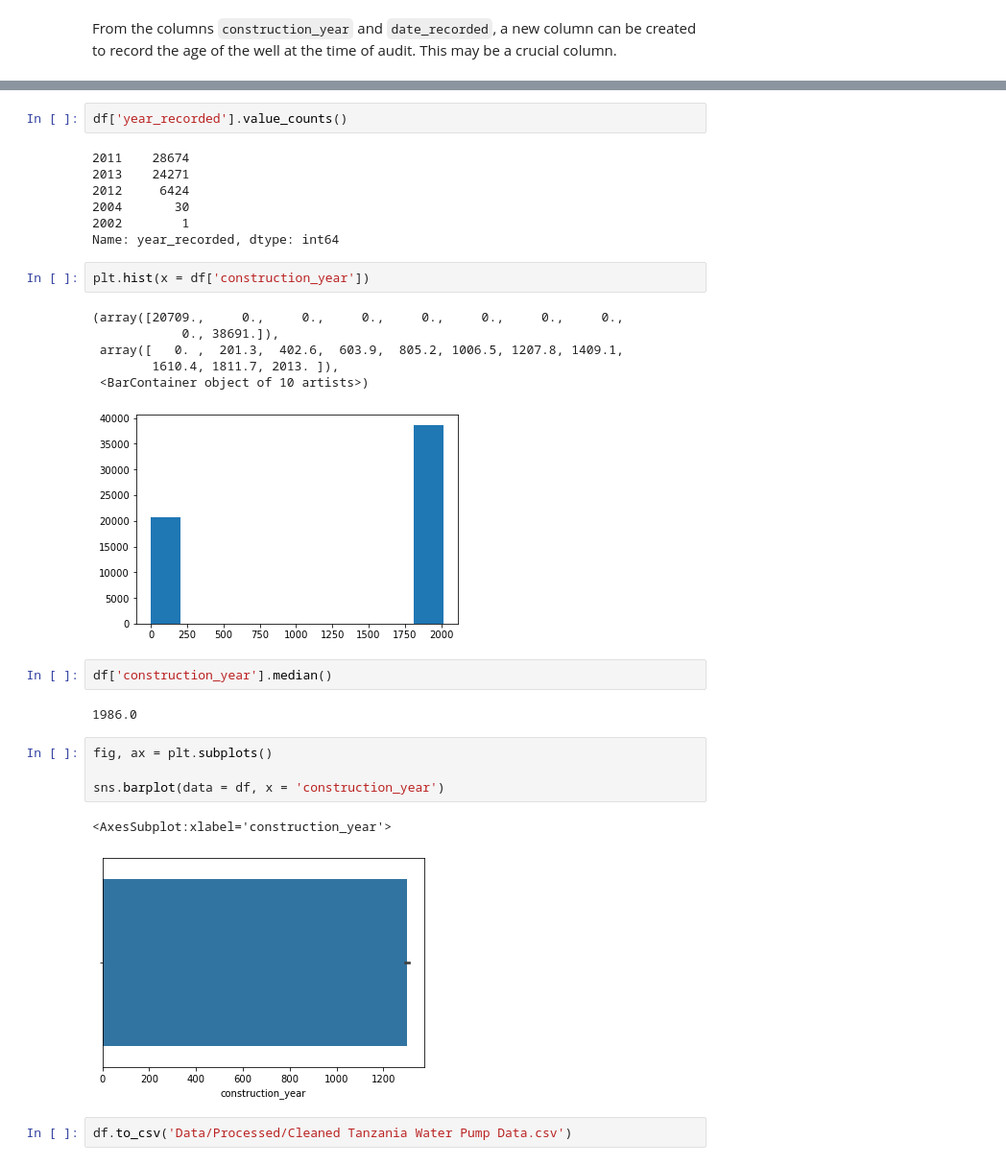
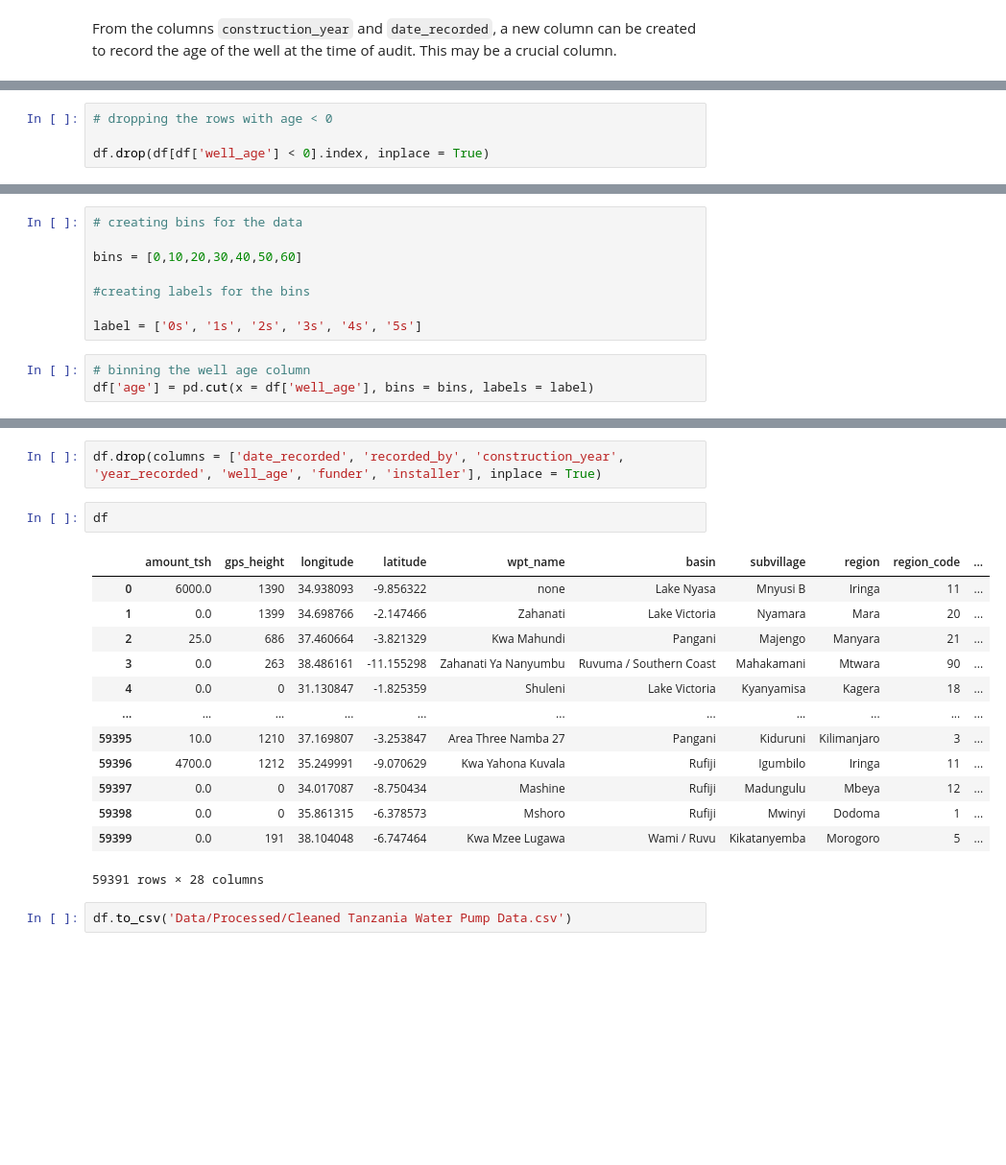
Before and after one commit to Mercy-Njambi/Tanzania-Water-Pump-Status, a Jupyter notebook: Tanzania Water Pump Status Modelling.ipynb, the cells around one changed output, grey strips where cells are left out. Shown at 96% size. Saved outputs shown, nothing was run; the diff lists cells and outputs as text; blank space fills up the shorter version.

```diff
--- a/Tanzania Water Pump Status Modelling.ipynb
+++ b/Tanzania Water Pump Status Modelling.ipynb
@@ -616,0 +869,4 @@ df[(df['construction_year'] == 0)]
+# %%
+# dropping the rows with age < 0
+
+df.drop(df[df['well_age'] < 0].index, inplace = True)
@@ -616,0 +880,11 @@ df[(df['construction_year'] == 0)]
+# %%
+# creating bins for the data
+
+bins = [0,10,20,30,40,50,60]
+
+#creating labels for the bins
+
+label = ['0s', '1s', '2s', '3s', '4s', '5s']
+# %%
+# binning the well age column
+df['age'] = pd.cut(x = df['well_age'], bins = bins, labels = label)
@@ -617,32 +900,21 @@ df[(df['construction_year'] == 0)]
+# %%
+df.drop(columns = ['date_recorded', 'recorded_by', 'construction_year', 'year_recorded', 'well_age', 'funder', 'installer'], inplace = True)
 # %%
-df['year_recorded'].value_counts()
+df
 # %% [output]
+|  | amount_tsh | gps_height | longitude | latitude | wpt_name | basin | subvillage | region | region_code | ... |
+| 0 | 6000.0 | 1390 | 34.938093 | -9.856322 | none | Lake Nyasa | Mnyusi B | Iringa | 11 | ... |
+| 1 | 0.0 | 1399 | 34.698766 | -2.147466 | Zahanati | Lake Victoria | Nyamara | Mara | 20 | ... |
+| 2 | 25.0 | 686 | 37.460664 | -3.821329 | Kwa Mahundi | Pangani | Majengo | Manyara | 21 | ... |
+| 3 | 0.0 | 263 | 38.486161 | -11.155298 | Zahanati Ya Nanyumbu | Ruvuma / Southern Coast | Mahakamani | Mtwara | 90 | ... |
+| 4 | 0.0 | 0 | 31.130847 | -1.825359 | Shuleni | Lake Victoria | Kyanyamisa | Kagera | 18 | ... |
+| ... | ... | ... | ... | ... | ... | ... | ... | ... | ... | ... |
+| 59395 | 10.0 | 1210 | 37.169807 | -3.253847 | Area Three Namba 27 | Pangani | Kiduruni | Kilimanjaro | 3 | ... |
+| 59396 | 4700.0 | 1212 | 35.249991 | -9.070629 | Kwa Yahona Kuvala | Rufiji | Igumbilo | Iringa | 11 | ... |
+| 59397 | 0.0 | 0 | 34.017087 | -8.750434 | Mashine | Rufiji | Madungulu | Mbeya | 12 | ... |
+| 59398 | 0.0 | 0 | 35.861315 | -6.378573 | Mshoro | Rufiji | Mwinyi | Dodoma | 1 | ... |
+| 59399 | 0.0 | 191 | 38.104048 | -6.747464 | Kwa Mzee Lugawa | Wami / Ruvu | Kikatanyemba | Morogoro | 5 | ... |
-2011    28674
-2013    24271
-2012     6424
-2004       30
-2002        1
-Name: year_recorded, dtype: int64
+59391 rows × 28 columns
-# %%
-plt.hist(x = df['construction_year'])
-# %% [output]
-(array([20709.,     0.,     0.,     0.,     0.,     0.,     0.,     0.,
-            0., 38691.]),
- array([   0. ,  201.3,  402.6,  603.9,  805.2, 1006.5, 1207.8, 1409.1,
-        1610.4, 1811.7, 2013. ]),
- <BarContainer object of 10 artists>)
-[figure, removed]
-# %%
-df['construction_year'].median()
-# %% [output]
-1986.0
-# %%
-fig, ax = plt.subplots()
-
-sns.barplot(data = df, x = 'construction_year')
-# %% [output]
-<AxesSubplot:xlabel='construction_year'>
-[figure, removed]
 # %%
 df.to_csv('Data/Processed/Cleaned Tanzania Water Pump Data.csv')
 # %% [markdown]
```
Also changed, not shown: parts of 61 cells of this notebook.
